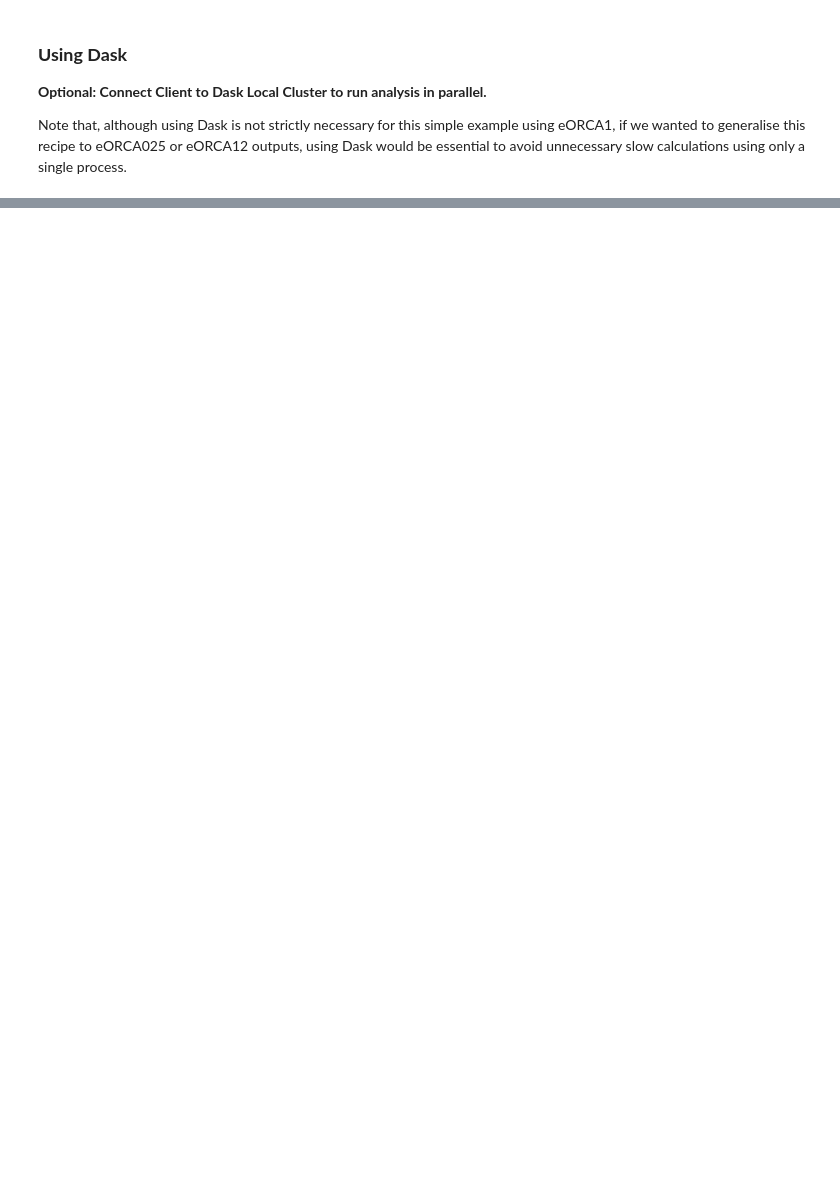
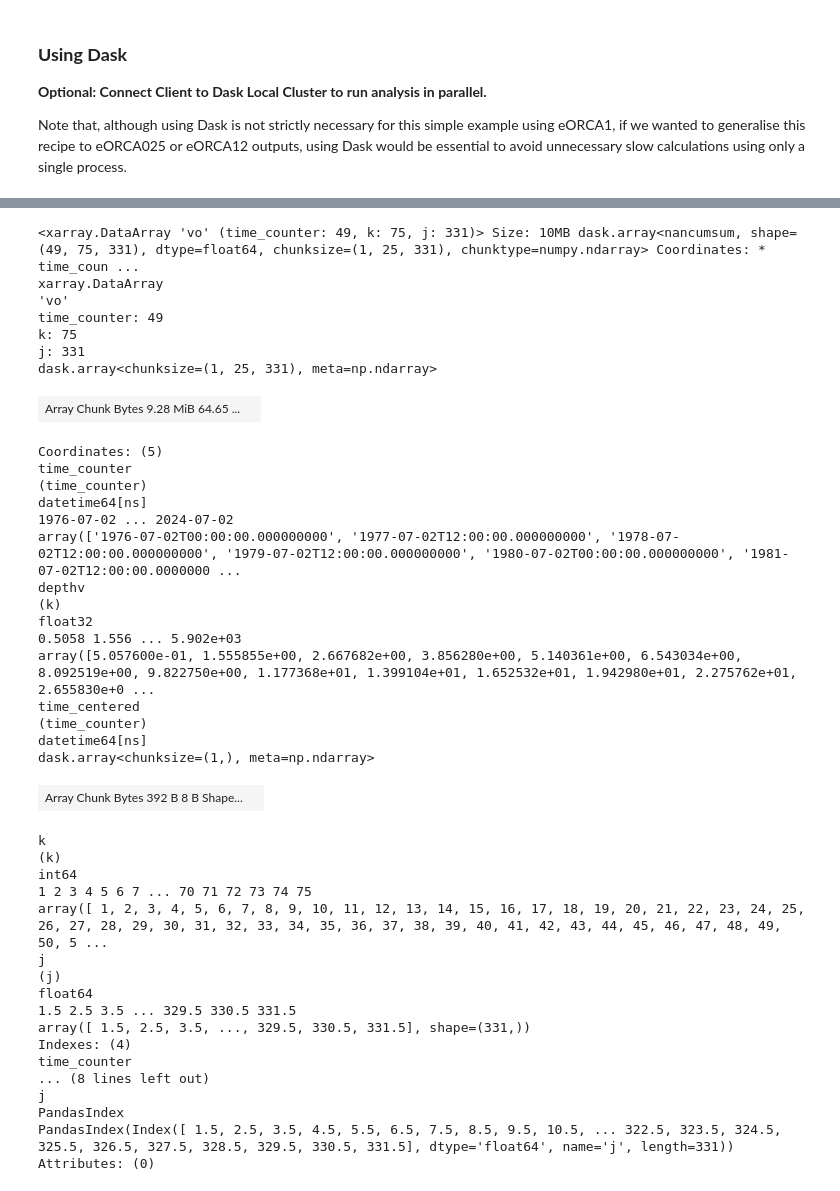
Before and after one commit to NOC-MSM/nemo_cookbook, a Jupyter notebook: recipes/recipe_moc_z.ipynb, the cells around one changed output, grey strips where cells are left out. Cells and saved outputs as stored; diff of their text form; code cells hidden in the pictures; blank space fills up the shorter version.

```diff
--- a/recipes/recipe_moc_z.ipynb
+++ b/recipes/recipe_moc_z.ipynb
@@ -97 +218,55 @@ moc_z
+# %%
+atlmask = ds_domain['atlmsk'].rename({"x":"i", "y":"j"})
+
+moc_z_atl = nemo.integral(grid="/gridV",
+                          var="vo",
+                          dims=["i", "k"],
+                          cum_dims=["k"],
+                          dir="+1",
+                          mask=atlmask
+                          )
+
+moc_z_atl
+# %% [output]
+<xarray.DataArray 'vo' (time_counter: 49, k: 75, j: 331)> Size: 10MB dask.array<nancumsum, shape=(49, 75, 331), dtype=float64, chunksize=(1, 25, 331), chunktype=numpy.ndarray> Coordinates: * time_coun ...
+xarray.DataArray
+'vo'
+time_counter: 49
+k: 75
+j: 331
+dask.array<chunksize=(1, 25, 331), meta=np.ndarray>
+| Array Chunk Bytes 9.28 MiB 64.65 ... |  |
+Coordinates: (5)
+time_counter
+(time_counter)
+datetime64[ns]
+1976-07-02 ... 2024-07-02
+array(['1976-07-02T00:00:00.000000000', '1977-07-02T12:00:00.000000000', '1978-07-02T12:00:00.000000000', '1979-07-02T12:00:00.000000000', '1980-07-02T00:00:00.000000000', '1981-07-02T12:00:00.0000000 ...
+depthv
+(k)
+float32
+0.5058 1.556 ... 5.902e+03
+array([5.057600e-01, 1.555855e+00, 2.667682e+00, 3.856280e+00, 5.140361e+00, 6.543034e+00, 8.092519e+00, 9.822750e+00, 1.177368e+01, 1.399104e+01, 1.652532e+01, 1.942980e+01, 2.275762e+01, 2.655830e+0 ...
+time_centered
+(time_counter)
+datetime64[ns]
+dask.array<chunksize=(1,), meta=np.ndarray>
+| Array Chunk Bytes 392 B 8 B Shape... |  |
+k
+(k)
+int64
+1 2 3 4 5 6 7 ... 70 71 72 73 74 75
+array([ 1, 2, 3, 4, 5, 6, 7, 8, 9, 10, 11, 12, 13, 14, 15, 16, 17, 18, 19, 20, 21, 22, 23, 24, 25, 26, 27, 28, 29, 30, 31, 32, 33, 34, 35, 36, 37, 38, 39, 40, 41, 42, 43, 44, 45, 46, 47, 48, 49, 50, 5 ...
+j
+(j)
+float64
+1.5 2.5 3.5 ... 329.5 330.5 331.5
+array([ 1.5, 2.5, 3.5, ..., 329.5, 330.5, 331.5], shape=(331,))
+Indexes: (4)
+time_counter
+... (8 lines left out)
+j
+PandasIndex
+PandasIndex(Index([ 1.5, 2.5, 3.5, 4.5, 5.5, 6.5, 7.5, 8.5, 9.5, 10.5, ... 322.5, 323.5, 324.5, 325.5, 326.5, 327.5, 328.5, 329.5, 330.5, 331.5], dtype='float64', name='j', length=331))
+Attributes: (0)
 # %% [markdown]
```
Also changed, not shown: parts of 18 cells of this notebook.
